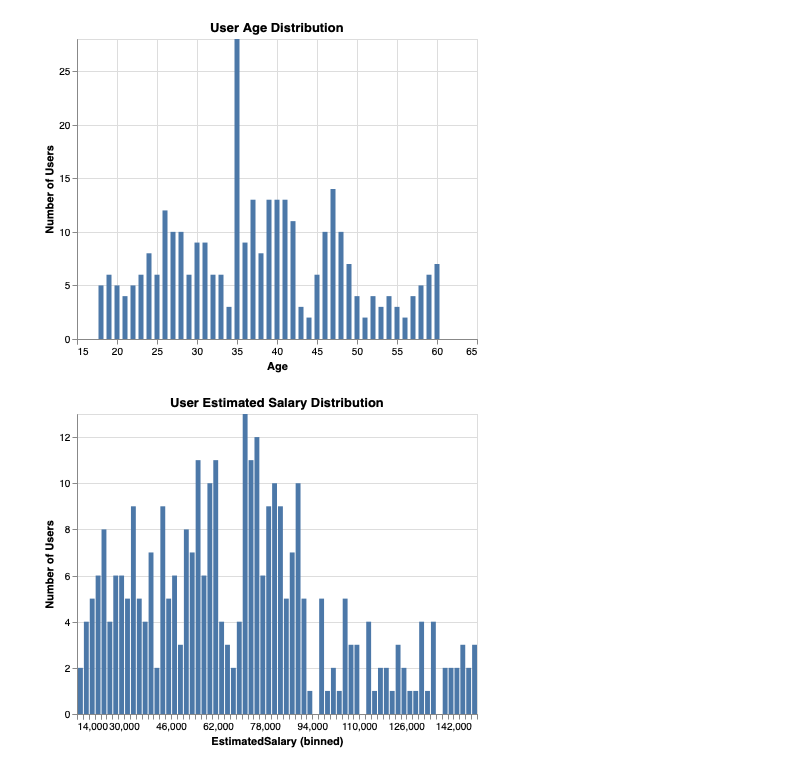
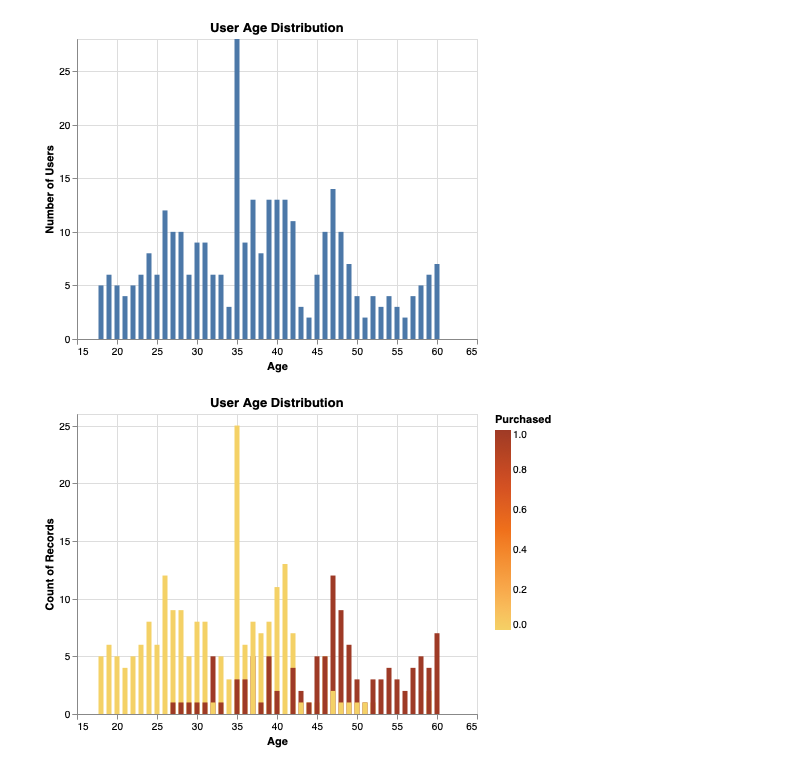
Before and after one commit to tguo9/Blood-Donation-Predictions, a Jupyter notebook: EDA.ipynb, the cells around one changed output. Drawn from its saved outputs; the diff is of its cells as text; code cells hidden in the pictures.

Commit message:
add stacked chart

```diff
--- a/EDA.ipynb
+++ b/EDA.ipynb
@@ -93,9 +93,10 @@ alt.Chart(media_df_train).mark_bar().encode(
 [figure]
 # %%
 alt.Chart(media_df_train).mark_bar().encode(
-    alt.X("EstimatedSalary", bin=alt.Bin(maxbins=100)),
-    alt.Y("count()", title = "Number of Users"),
-).properties(title = "User Estimated Salary Distribution")
+    alt.X("Age"),
+    alt.Y('count()', stack=None),
+    color=alt.Color('Purchased', scale=alt.Scale(scheme='goldorange'))
+).properties(title = "User Age Distribution")
 # %% [output]
-[figure, old version]
+[figure, new version]
 # %%
```
Also changed, not shown: parts of 1 cell of this notebook.
